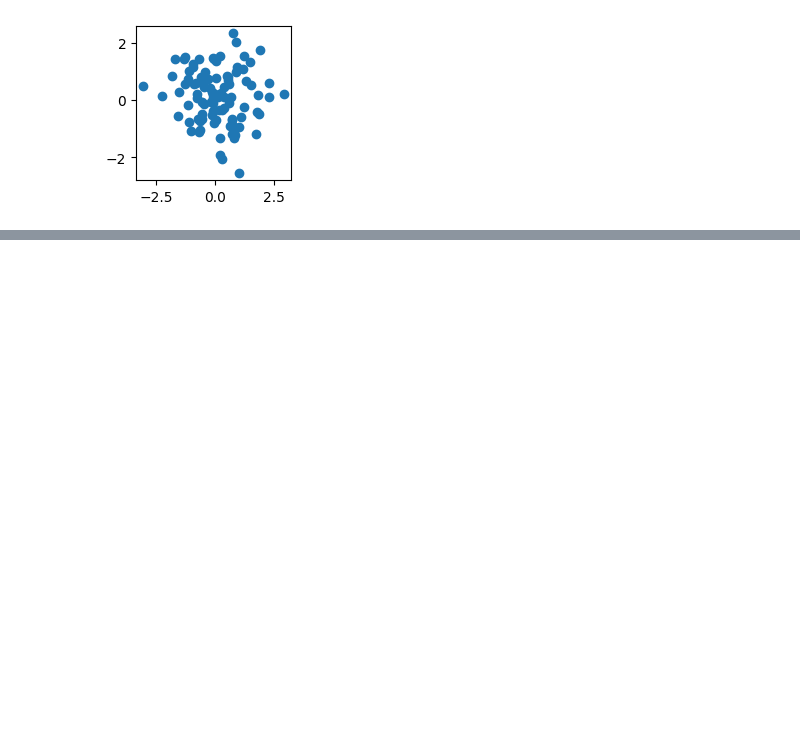
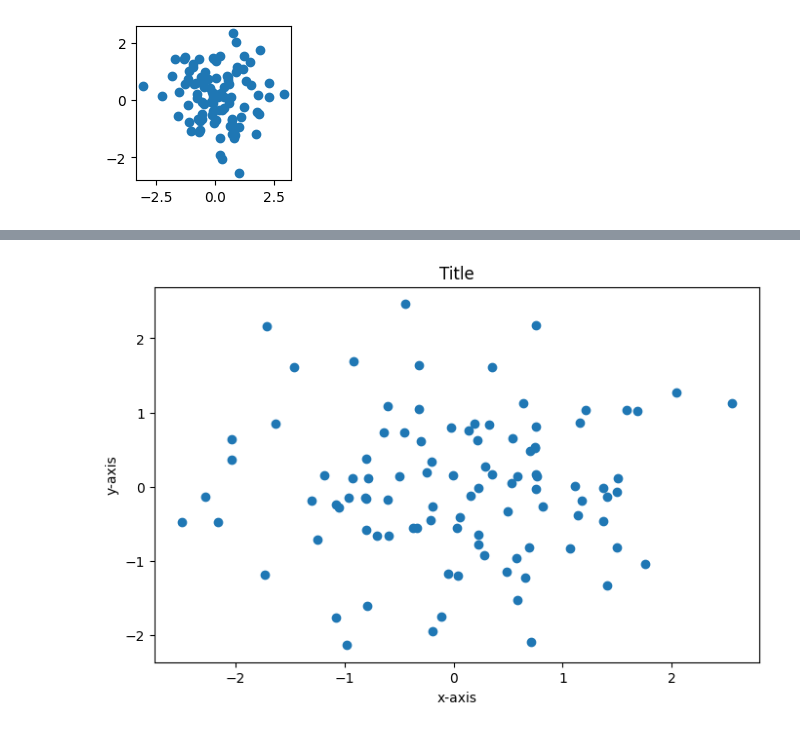
Before and after one commit to audedpt/Statistical_Learning, a Jupyter notebook: Python_review.ipynb, the cells around one changed output, grey strips where cells are left out. Saved outputs shown, nothing was run; the diff lists cells and outputs as text; code cells hidden in the pictures; blank space fills up the shorter version.

```diff
--- a/Python_review.ipynb
+++ b/Python_review.ipynb
@@ -318,0 +327,5 @@ ax.scatter(x,y);  #scatter plot with scatter() function
+# %%
+fig.set_size_inches(8,5) #change figure size
+fig
+# %% [output]
+[figure, added]
```
Also changed, not shown: parts of 10 cells of this notebook.
